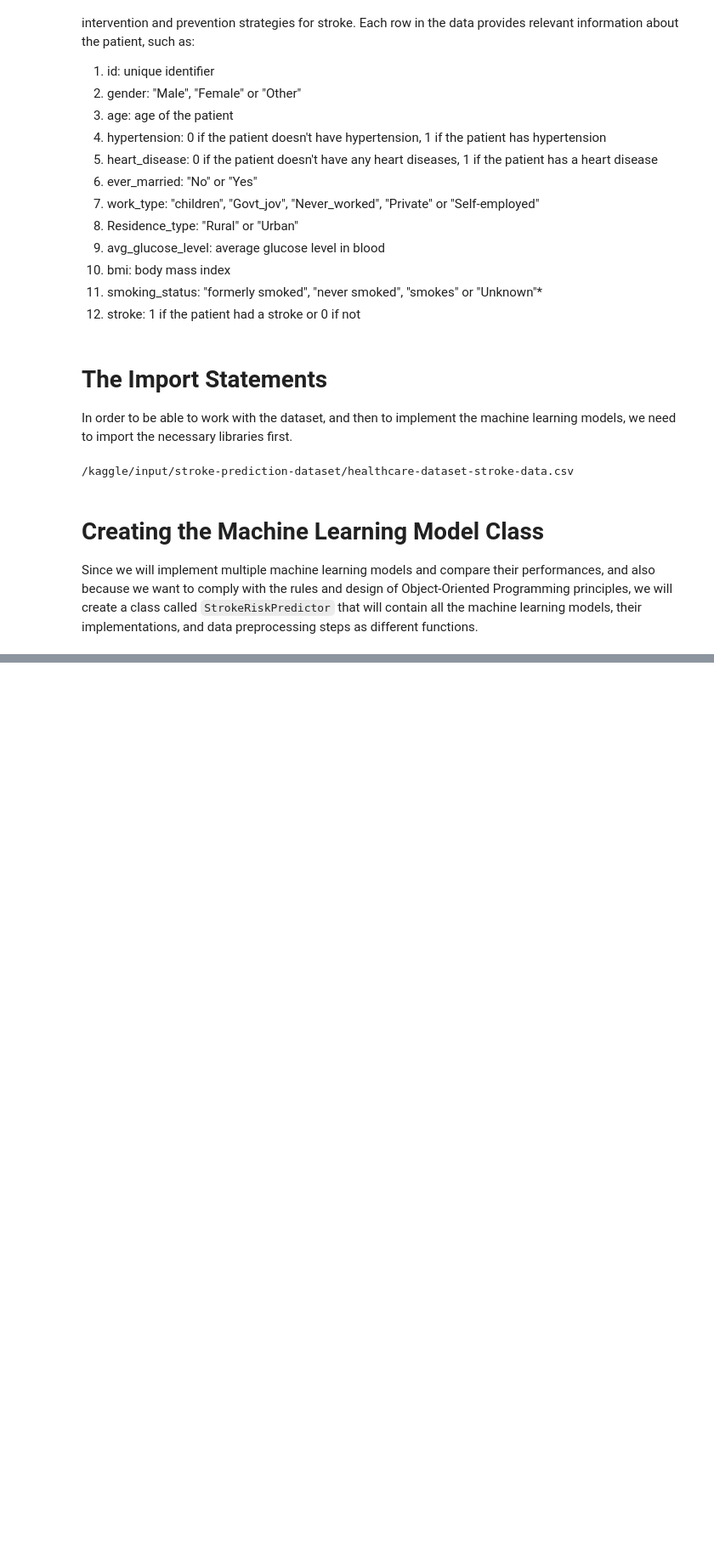
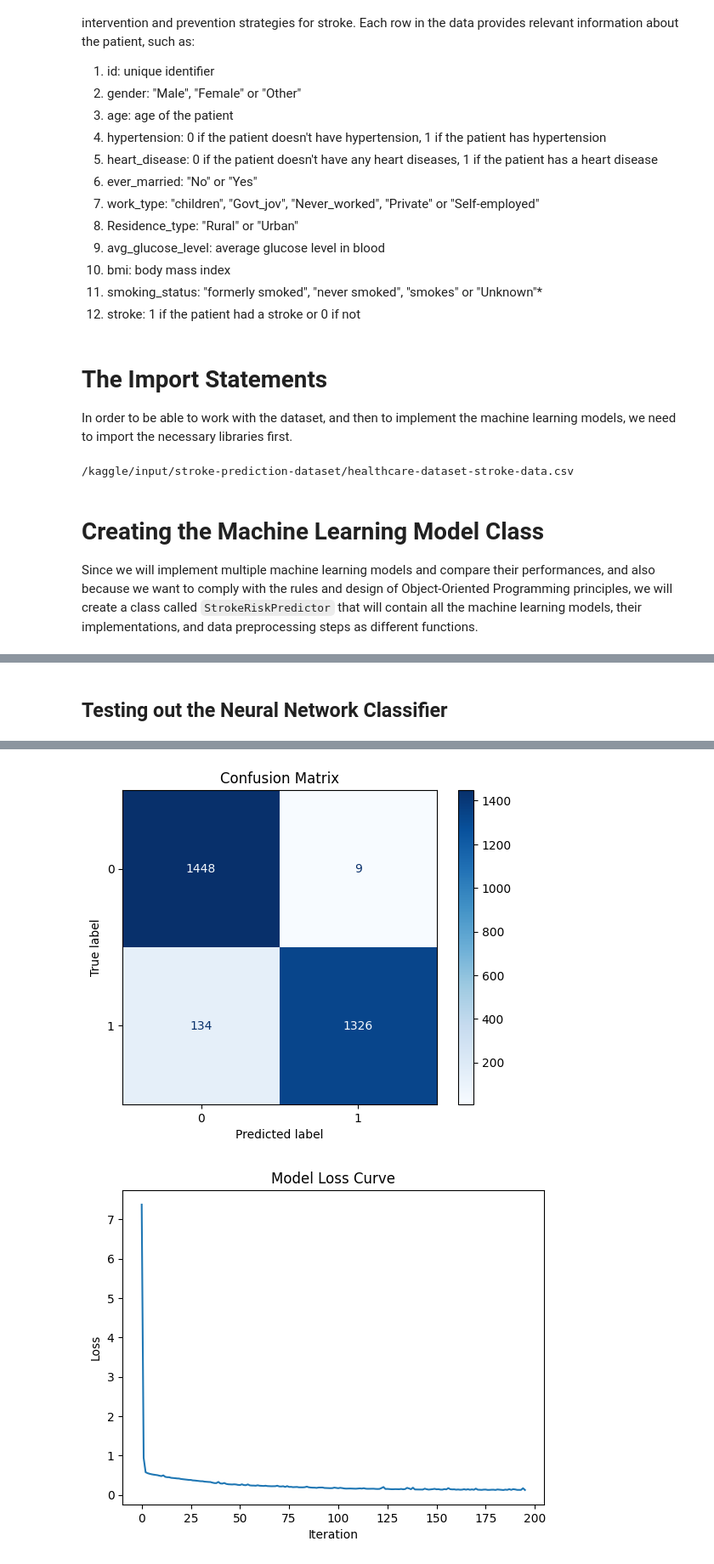
Before and after one commit to alicagatay/Stroke-Prediction-Kaggle, a Jupyter notebook: stroke_prediction_model_implementation.ipynb, the cells around one changed output, grey strips where cells are left out. Shown at 85% size. Cells and saved outputs as stored; diff of their text form; code cells hidden in the pictures; blank space fills up the shorter version.

```diff
--- a/stroke_prediction_model_implementation.ipynb
+++ b/stroke_prediction_model_implementation.ipynb
@@ -81,0 +349,6 @@ class StrokeRiskPredictor:
+# %% [markdown]
+## Testing out the Neural Network Classifier
+# %%
+# Train and evaluate a Neural Network classifier on the data.
+predictor.neural_network_classifier(X_train, X_test, y_train, y_test)
+# %% [output]
@@ -81,0 +372,2 @@ class StrokeRiskPredictor:
+[figure, added]
+[figure, added]
```
Also changed, not shown: parts of 20 cells of this notebook.
